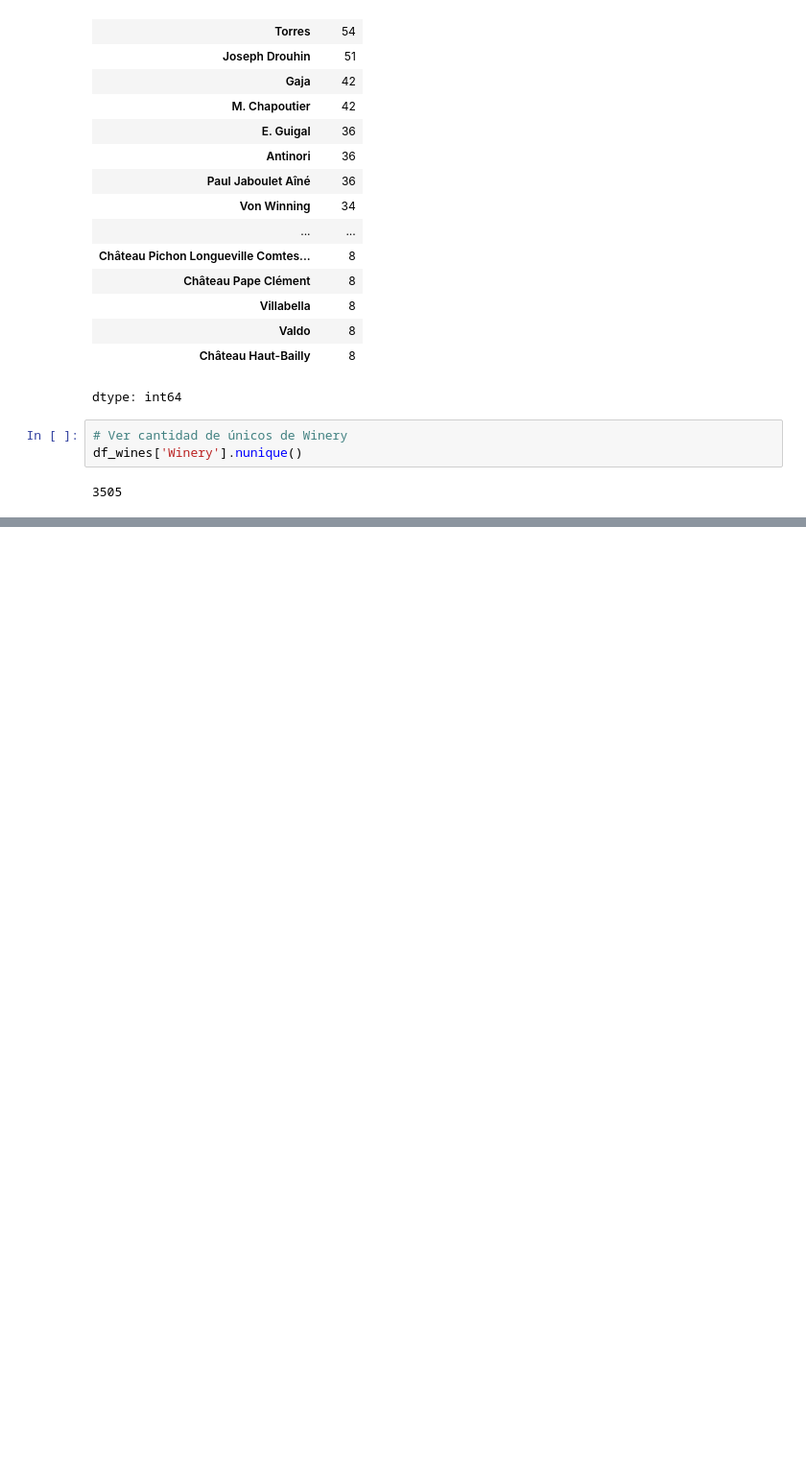
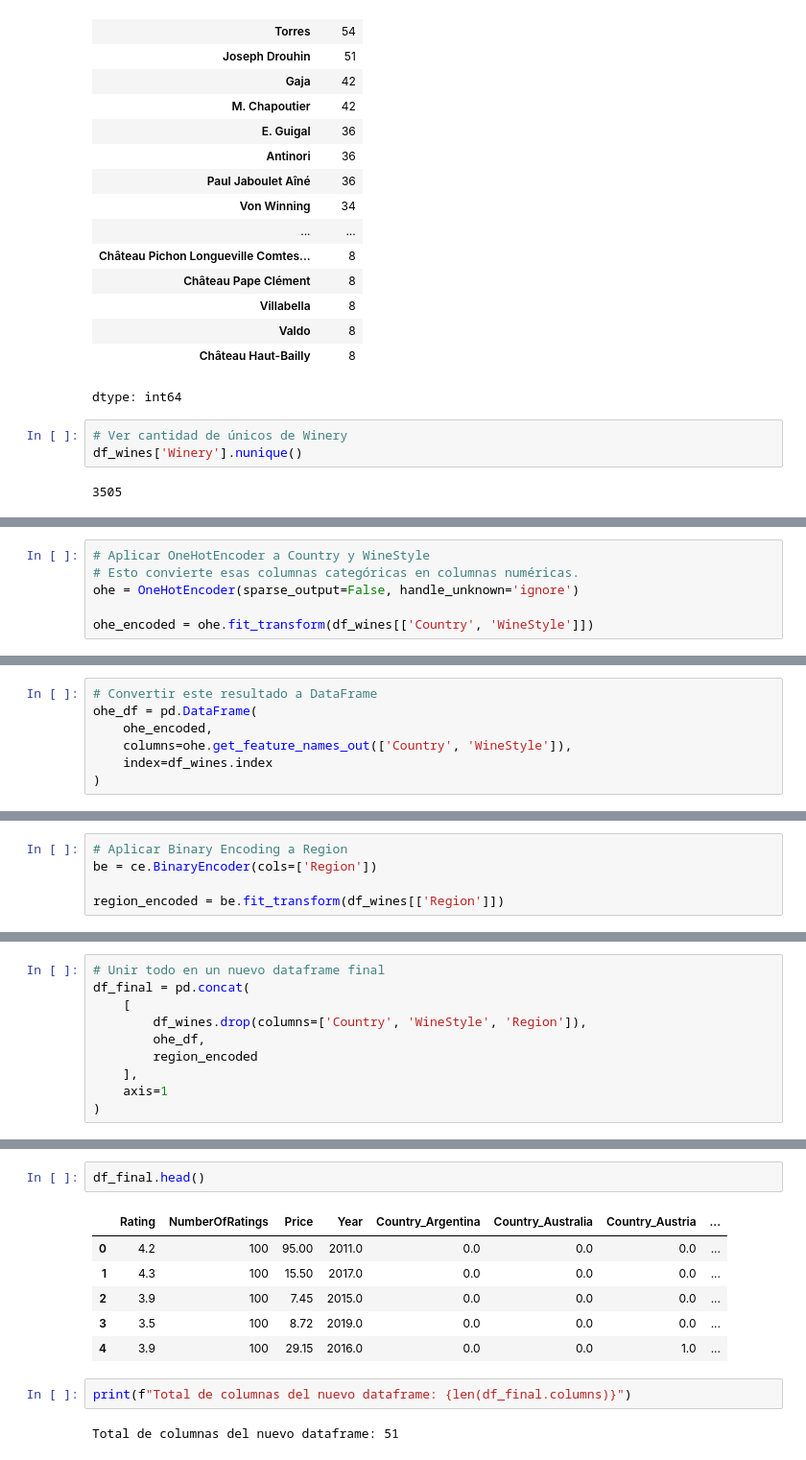
Before and after one commit to Danae-Munoz/Analisis_Data_Mineria-de-datos, a Jupyter notebook: Evaluación_1_Danae_Muñoz.ipynb, the cells around one changed output, grey strips where cells are left out. Shown at 96% size. Cells and saved outputs as stored; diff of their text form; blank space fills up the shorter version.

```diff
--- a/Evaluación_1_Danae_Muñoz.ipynb
+++ b/Evaluación_1_Danae_Muñoz.ipynb
@@ -319,0 +404,6 @@ df_wines['Winery'].nunique()
+# %%
+# Aplicar OneHotEncoder a Country y WineStyle
+# Esto convierte esas columnas categóricas en columnas numéricas.
+ohe = OneHotEncoder(sparse_output=False, handle_unknown='ignore')
+
+ohe_encoded = ohe.fit_transform(df_wines[['Country', 'WineStyle']])
@@ -319,0 +412,7 @@ df_wines['Winery'].nunique()
+# %%
+# Convertir este resultado a DataFrame
+ohe_df = pd.DataFrame(
+    ohe_encoded,
+    columns=ohe.get_feature_names_out(['Country', 'WineStyle']),
+    index=df_wines.index
+)
@@ -319,0 +421,5 @@ df_wines['Winery'].nunique()
+# %%
+# Aplicar Binary Encoding a Region
+be = ce.BinaryEncoder(cols=['Region'])
+
+region_encoded = be.fit_transform(df_wines[['Region']])
@@ -319,0 +428,10 @@ df_wines['Winery'].nunique()
+# %%
+# Unir todo en un nuevo dataframe final
+df_final = pd.concat(
+    [
+        df_wines.drop(columns=['Country', 'WineStyle', 'Region']),
+        ohe_df,
+        region_encoded
+    ],
+    axis=1
+)
@@ -319,0 +444,13 @@ df_wines['Winery'].nunique()
+# %%
+df_final.head()
+# %% [output]
+|  | Rating | NumberOfRatings | Price | Year | Country_Argentina | Country_Australia | Country_Austria | ... |
+| 0 | 4.2 | 100 | 95.00 | 2011.0 | 0.0 | 0.0 | 0.0 | ... |
+| 1 | 4.3 | 100 | 15.50 | 2017.0 | 0.0 | 0.0 | 0.0 | ... |
+| 2 | 3.9 | 100 | 7.45 | 2015.0 | 0.0 | 0.0 | 0.0 | ... |
+| 3 | 3.5 | 100 | 8.72 | 2019.0 | 0.0 | 0.0 | 0.0 | ... |
+| 4 | 3.9 | 100 | 29.15 | 2016.0 | 0.0 | 0.0 | 1.0 | ... |
+# %%
+print(f"Total de columnas del nuevo dataframe: {len(df_final.columns)}")
+# %% [output]
+Total de columnas del nuevo dataframe: 51
```
Also changed, not shown: parts of 20 cells of this notebook.
